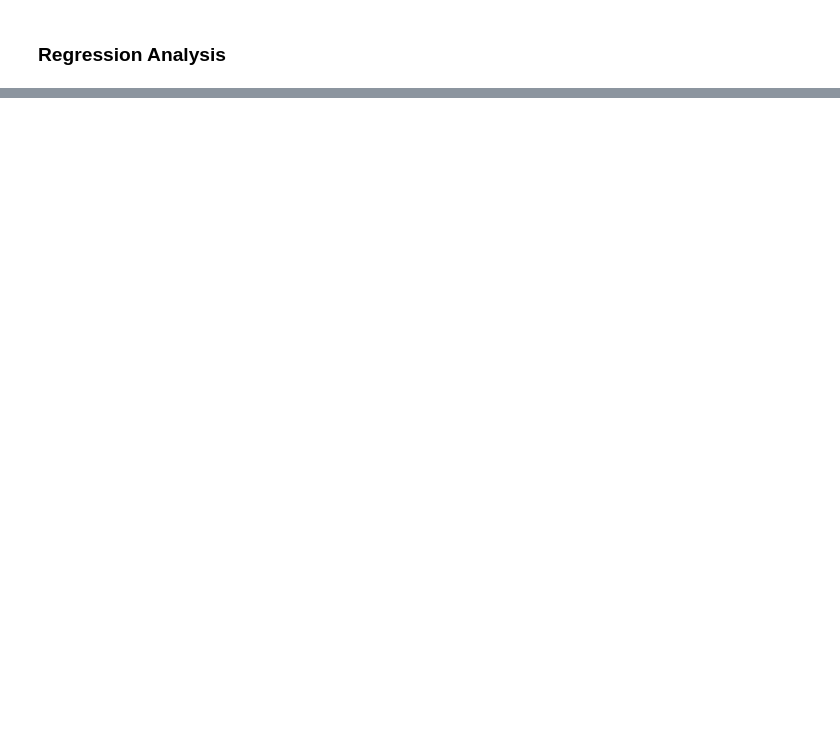
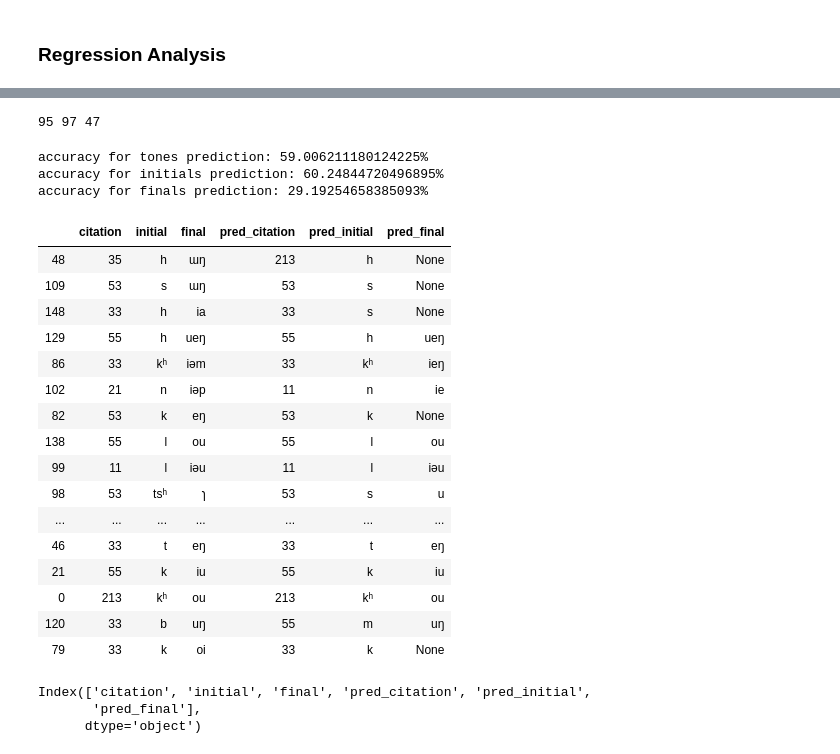
Before and after one commit to Sugarc0de/teochew_nlp, a Jupyter notebook: notebooks/baseline.ipynb, the cells around one changed output, grey strips where cells are left out. Drawn from its saved outputs; the diff is of its cells as text; code cells hidden in the pictures; blank space fills up the shorter version.

```diff
--- a/notebooks/baseline.ipynb
+++ b/notebooks/baseline.ipynb
@@ -190,0 +86,11 @@ print(total_acc/len(combined.index))
+# %%
+from sklearn.preprocessing import OneHotEncoder
+
+# convert categorical values to one-hot encoding
+encX = OneHotEncoder(handle_unknown='ignore')
+train_x = encX.fit_transform(train_x).toarray()
+test_x = encX.transform(test_x).toarray()
+
+encY = OneHotEncoder(handle_unknown='ignore')
+train_y = encY.fit_transform(train_y).toarray()
+test_y = encY.transform(test_y).toarray()
@@ -190,0 +113,13 @@ print(total_acc/len(combined.index))
+# %%
+from sklearn.multioutput import ClassifierChain
+from sklearn.svm import SVC
+
+chains = [ClassifierChain(SVC(kernel='linear'), order='random', random_state=i)
+          for i in range(10)]
+for chain in chains:
+    chain.fit(train_x, train_y)
+
+Y_pred_chains = np.array([chain.predict(test_x) for chain in
+                          chains])
+
+pred = Y_pred_chains.mean(axis=0)
@@ -190,0 +143,48 @@ print(total_acc/len(combined.index))
+# %%
+pred_df = encY.inverse_transform(pred)
+test_df = encY.inverse_transform(test_y)
+# %%
+results = np.sum(pred_df==test_df, axis=0)
+print(results[0], results[1], results[2])
+# %% [output]
+95 97 47
+# %%
+# Accuracy for teochew_tones, teochew_initials, and teochew_finals
+print('accuracy for tones prediction: {}%'.format(results[0]/pred.shape[0]*100))
+print('accuracy for initials prediction: {}%'.format(results[1]/pred.shape[0]*100))
+print('accuracy for finals prediction: {}%'.format(results[2]/pred.shape[0]*100))
+# %% [output]
+accuracy for tones prediction: 59.006211180124225%
+accuracy for initials prediction: 60.24844720496895%
+accuracy for finals prediction: 29.19254658385093%
+# %%
+cols = [['citation', 'initial', 'final', 'pred_citation', 'pred_initial', 'pred_final']]
+result_df = pd.DataFrame(np.concatenate([test_df, pred_df], axis=1), columns=cols)
+# %%
+result_df.sample(30)
+# %% [output]
+|  | citation | initial | final | pred_citation | pred_initial | pred_final |
+| 48 | 35 | h | ɯŋ | 213 | h | None |
+| 109 | 53 | s | ɯŋ | 53 | s | None |
+| 148 | 33 | h | ia | 33 | s | None |
+| 129 | 55 | h | ueŋ | 55 | h | ueŋ |
+| 86 | 33 | kʰ | iəm | 33 | kʰ | ieŋ |
+| 102 | 21 | n | iəp | 11 | n | ie |
+| 82 | 53 | k | eŋ | 53 | k | None |
+| 138 | 55 | l | ou | 55 | l | ou |
+| 99 | 11 | l | iəu | 11 | l | iəu |
+| 98 | 53 | tsʰ | ɿ | 53 | s | u |
+| ... | ... | ... | ... | ... | ... | ... |
+| 46 | 33 | t | eŋ | 33 | t | eŋ |
+| 21 | 55 | k | iu | 55 | k | iu |
+| 0 | 213 | kʰ | ou | 213 | kʰ | ou |
+| 120 | 33 | b | uŋ | 55 | m | uŋ |
+| 79 | 33 | k | oi | 33 | k | None |
+# %%
+result_df.columns = ['citation','initial','final',
+                     'pred_citation','pred_initial','pred_final']
+result_df.columns
+# %% [output]
+Index(['citation', 'initial', 'final', 'pred_citation', 'pred_initial',
+       'pred_final'],
+      dtype='object')
```
Also changed, not shown: parts of 32 cells of this notebook, 1 other file.
